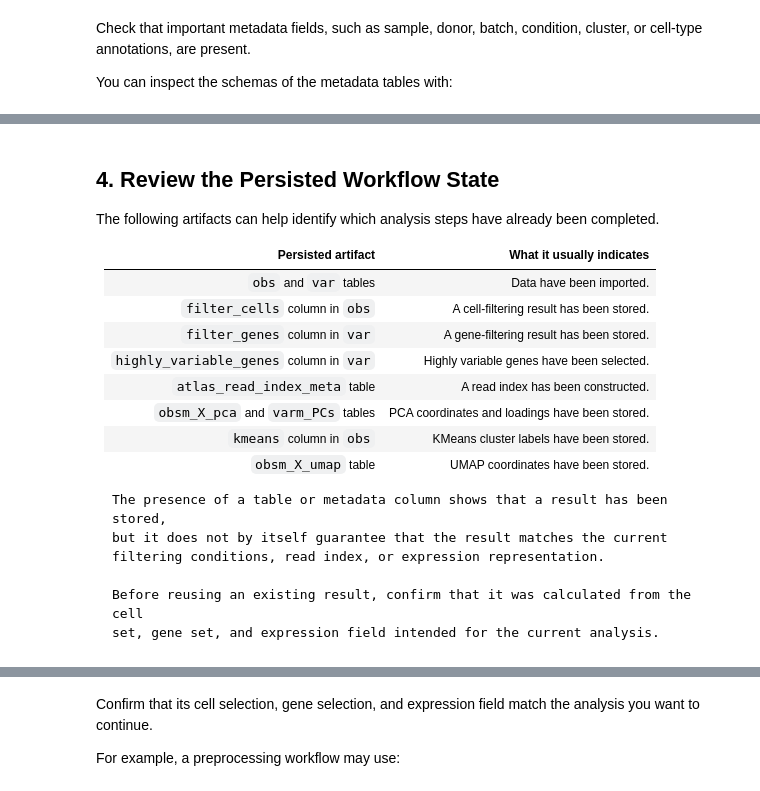
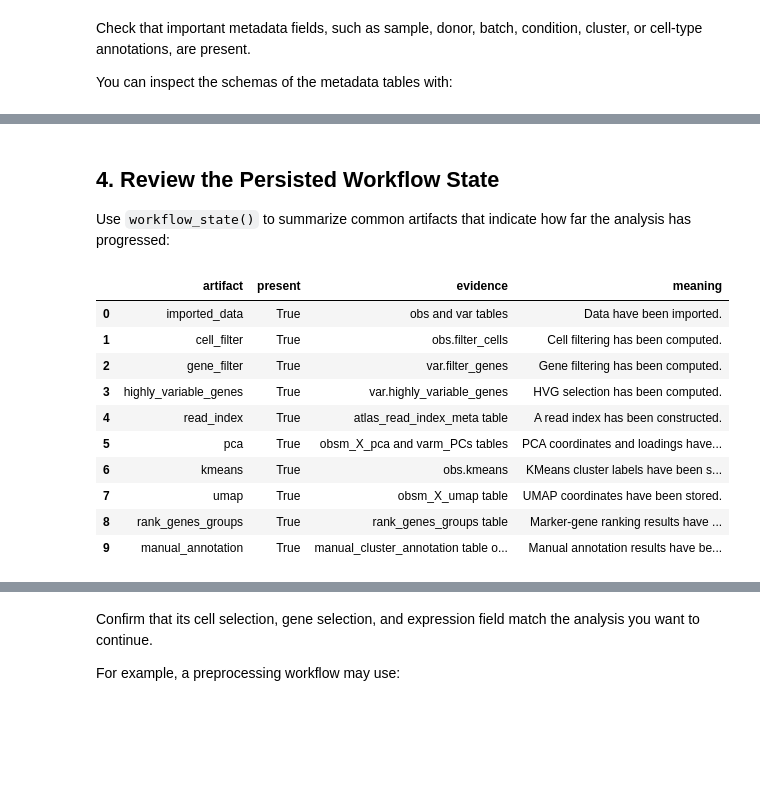
Before and after one commit to scAtlasPy/scAtlasPy, a Jupyter notebook: docs/tutorials/advanced/resume-existing-atlas.ipynb, the cells around one changed output, grey strips where cells are left out. Saved outputs shown, nothing was run; the diff lists cells and outputs as text; code cells hidden in the pictures; blank space fills up the shorter version.

````diff
--- a/docs/tutorials/advanced/resume-existing-atlas.ipynb
+++ b/docs/tutorials/advanced/resume-existing-atlas.ipynb
@@ -126,28 +152,22 @@ atlas.query("PRAGMA table_info(var)")
 # %% [markdown]
 ## 4. Review the Persisted Workflow State
 
-The following artifacts can help identify which analysis steps have already
-been completed.
-
-| Persisted artifact | What it usually indicates |
-|---|---|
-| `obs` and `var` tables | Data have been imported. |
-| `filter_cells` column in `obs` | A cell-filtering result has been stored. |
-| `filter_genes` column in `var` | A gene-filtering result has been stored. |
-| `highly_variable_genes` column in `var` | Highly variable genes have been selected. |
-| `atlas_read_index_meta` table | A read index has been constructed. |
-| `obsm_X_pca` and `varm_PCs` tables | PCA coordinates and loadings have been stored. |
-| `kmeans` column in `obs` | KMeans cluster labels have been stored. |
-| `obsm_X_umap` table | UMAP coordinates have been stored. |
-
-```{important}
-The presence of a table or metadata column shows that a result has been stored,
-but it does not by itself guarantee that the result matches the current
-filtering conditions, read index, or expression representation.
-
-Before reusing an existing result, confirm that it was calculated from the cell
-set, gene set, and expression field intended for the current analysis.
-```
+Use `workflow_state()` to summarize common artifacts that indicate how far the
+analysis has progressed:
+# %%
+atlas.workflow_state()
+# %% [output]
+|  | artifact | present | evidence | meaning |
+| 0 | imported_data | True | obs and var tables | Data have been imported. |
+| 1 | cell_filter | True | obs.filter_cells | Cell filtering has been computed. |
+| 2 | gene_filter | True | var.filter_genes | Gene filtering has been computed. |
+| 3 | highly_variable_genes | True | var.highly_variable_genes | HVG selection has been computed. |
+| 4 | read_index | True | atlas_read_index_meta table | A read index has been constructed. |
+| 5 | pca | True | obsm_X_pca and varm_PCs tables | PCA coordinates and loadings have... |
+| 6 | kmeans | True | obs.kmeans | KMeans cluster labels have been s... |
+| 7 | umap | True | obsm_X_umap table | UMAP coordinates have been stored. |
+| 8 | rank_genes_groups | True | rank_genes_groups table | Marker-gene ranking results have ... |
+| 9 | manual_annotation | True | manual_cluster_annotation table o... | Manual annotation results have be... |
 # %% [markdown]
 ## 5. Inspect the Current Read Index
 
````
Also changed, not shown: parts of 11 cells of this notebook, 9 other files.
